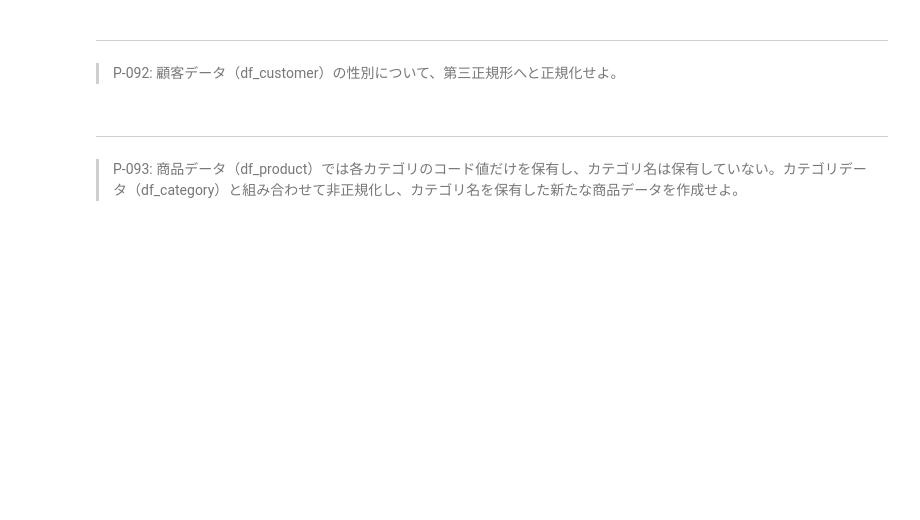
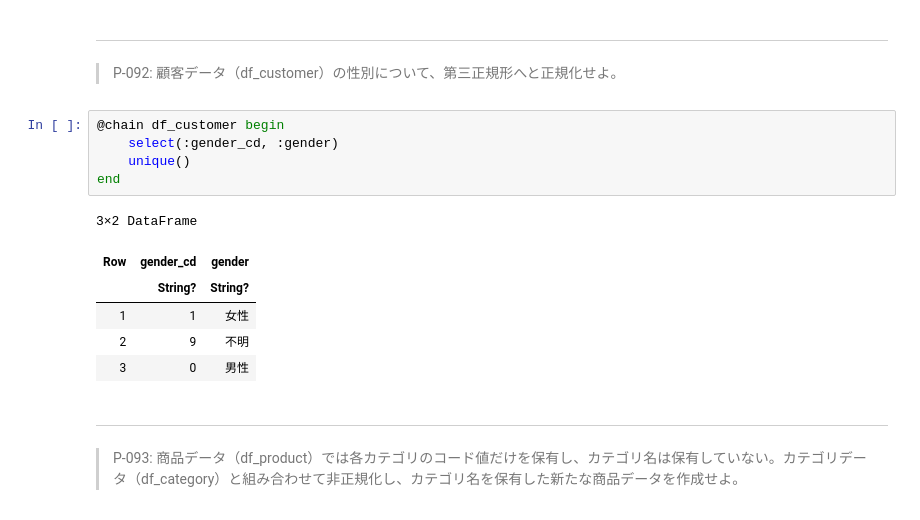
Before and after one commit to kuru-to/100knocks-preprocess, a Jupyter notebook: docker/work/preprocess_knock_Julia.ipynb, the cells around one changed output. Saved outputs shown, nothing was run; the diff lists cells and outputs as text; blank space fills up the shorter version.

```diff
--- a/docker/work/preprocess_knock_Julia.ipynb
+++ b/docker/work/preprocess_knock_Julia.ipynb
@@ -2335,6 +2355,18 @@ df_train_3, df_test_3 = split_12_train_6_test(df_amount_by_year_month, 2)
 # %% [markdown]
 ---
 > P-092: 顧客データ（df_customer）の性別について、第三正規形へと正規化せよ。
+# %%
+@chain df_customer begin
+    select(:gender_cd, :gender)
+    unique()
+end
+# %% [output]
+3×2 DataFrame
+| Row | gender_cd | gender |
+|  | String? | String? |
+| 1 | 1 | 女性 |
+| 2 | 9 | 不明 |
+| 3 | 0 | 男性 |
 # %% [markdown]
 ---
 > P-093: 商品データ（df_product）では各カテゴリのコード値だけを保有し、カテゴリ名は保有していない。カテゴリデータ（df_category）と組み合わせて非正規化し、カテゴリ名を保有した新たな商品データを作成せよ。
```
Also changed, not shown: parts of 7 cells of this notebook, 2 other files.
